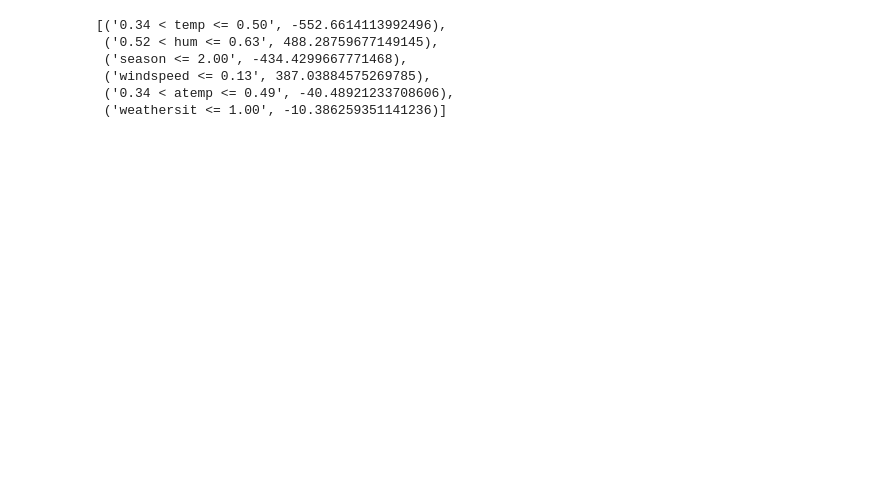
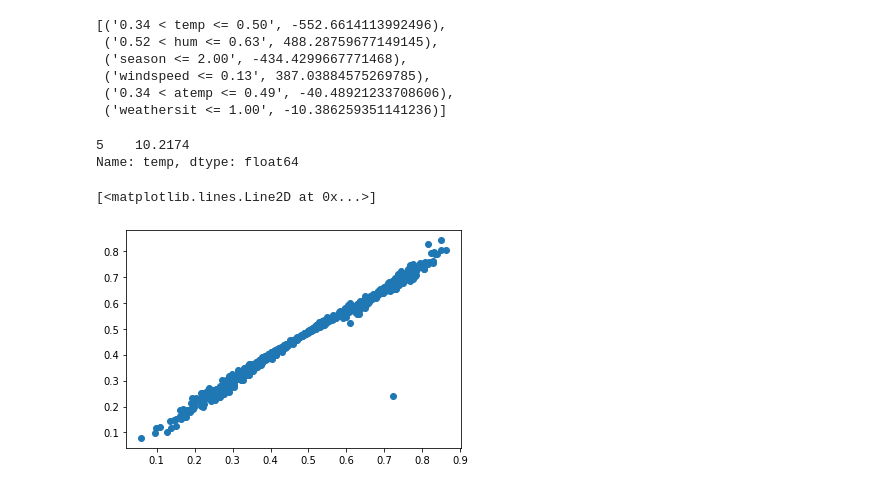
Before and after one commit to algoneer/algoneer, a Jupyter notebook: examples/bike-sharing/third-party/lime.ipynb, the cells around one changed output. Cells and saved outputs as stored; diff of their text form; code cells hidden in the pictures; blank space fills up the shorter version.

```diff
--- a/examples/bike-sharing/third-party/lime.ipynb
+++ b/examples/bike-sharing/third-party/lime.ipynb
@@ -47,3 +64,8 @@ exp.as_list()
  ('windspeed <= 0.13', 387.03884575269785),
  ('0.34 < atemp <= 0.49', -40.48921233708606),
  ('weathersit <= 1.00', -10.386259351141236)]
+# %%
+dsr.roles.x.select([i])['temp'].series*50
+# %% [output]
+5    10.2174
+Name: temp, dtype: float64
@@ -49,0 +74,5 @@ exp.as_list()
+# %%
+pl.plot(dsr.roles.x['temp'], dsr.roles.x['atemp'], ls='', marker='o')
+# %% [output]
+[<matplotlib.lines.Line2D at 0x...>]
+[figure, added]
```
Also changed, not shown: parts of 4 cells of this notebook, 2 other files.
